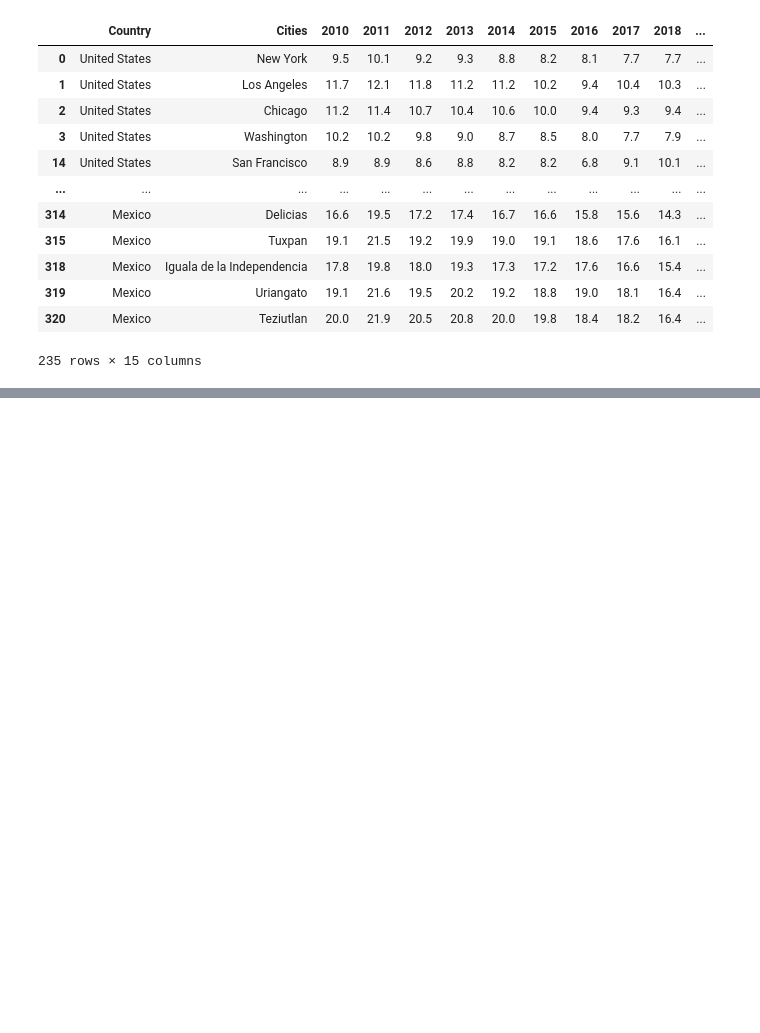
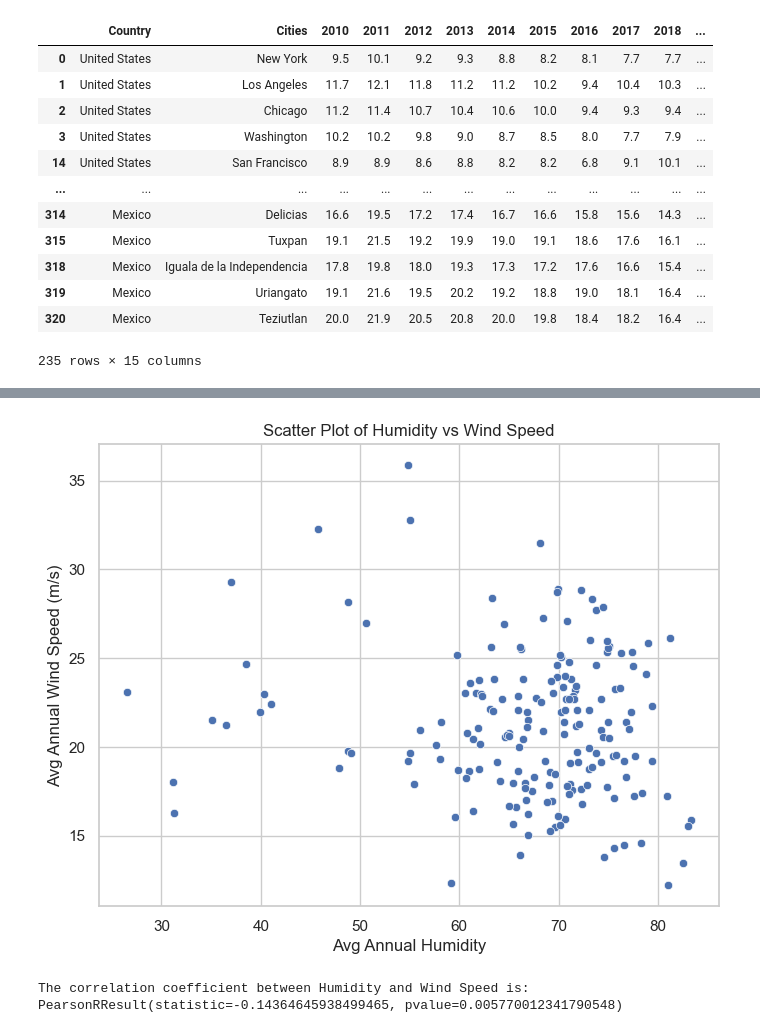
Before and after one commit to DiegoMartorell1620/Project1_Team7, a Jupyter notebook: Project 1 - Team 7.ipynb, the cells around one changed output, grey strips where cells are left out. Cells and saved outputs as stored; diff of their text form; code cells hidden in the pictures; blank space fills up the shorter version.

```diff
--- a/Project 1 - Team 7.ipynb
+++ b/Project 1 - Team 7.ipynb
@@ -2459,0 +2791,4 @@ Southern_hemisphere.to_csv("Resources/Southern_Hemisphere_data.csv",index=False)
+# %%
+# Merging the southern hemisphere average humidity data and wind data based on the 'Cities' column
+southern_humidity_wind_data = pd.merge(southern_avg_humidity, southern_avg_wind, on="Cities")
+southern_humidity_wind_data
@@ -2459,0 +2813,4 @@ Southern_hemisphere.to_csv("Resources/Southern_Hemisphere_data.csv",index=False)
+# %%
+# Selecting the cities, average annual humidity and wind data from `southern_humidity_wind_data` data
+southern_selected_avgs = southern_humidity_wind_data[['Cities', 'Avg Annual Humidity', 'Avg Annual Wind Speed(M/S)']]
+southern_selected_avgs
@@ -2459,0 +2835,7 @@ Southern_hemisphere.to_csv("Resources/Southern_Hemisphere_data.csv",index=False)
+# %%
+# Combining the selected average data from the northern and southern hemispheres along the rows
+combined_data = pd.concat([northern_selected_avgs, southern_selected_avgs], axis=0, ignore_index=True)
+
+# Display the combined dataset
+combined_data = round(combined_data, 2)
+combined_data
@@ -2459,0 +2856,21 @@ Southern_hemisphere.to_csv("Resources/Southern_Hemisphere_data.csv",index=False)
+# %%
+# Creating a DataFrame from the combined data
+combined_df = pd.DataFrame(combined_data)
+# %%
+# Calculating the correlation coefficient
+correlation_coefficient = pearsonr(combined_df['Avg Annual Humidity'], combined_df['Avg Annual Wind Speed(M/S)'])
+
+# Plotting the scatter plot
+plt.figure(figsize=(8, 6))
+sns.scatterplot(data=combined_df, x='Avg Annual Humidity', y='Avg Annual Wind Speed(M/S)')
+plt.title('Scatter Plot of Humidity vs Wind Speed')
+plt.xlabel('Avg Annual Humidity')
+plt.ylabel('Avg Annual Wind Speed (m/s)')
+plt.grid(True)
+plt.show()
+
+# Printing the correlation coefficient
+print("The correlation coefficient between Humidity and Wind Speed is:", correlation_coefficient)
+# %% [output]
+[figure, added]
+The correlation coefficient between Humidity and Wind Speed is: PearsonRResult(statistic=-0.14364645938499465, pvalue=0.005770012341790548)
```
Also changed, not shown: parts of 49 cells of this notebook, 2 other files.
